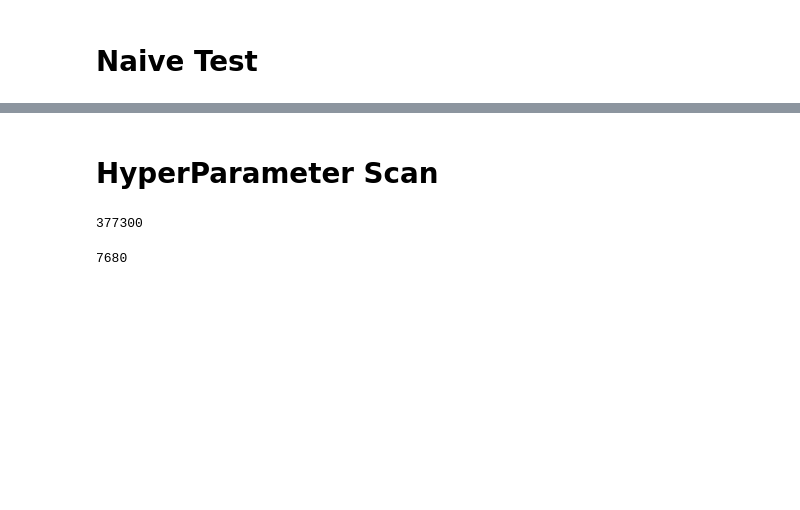
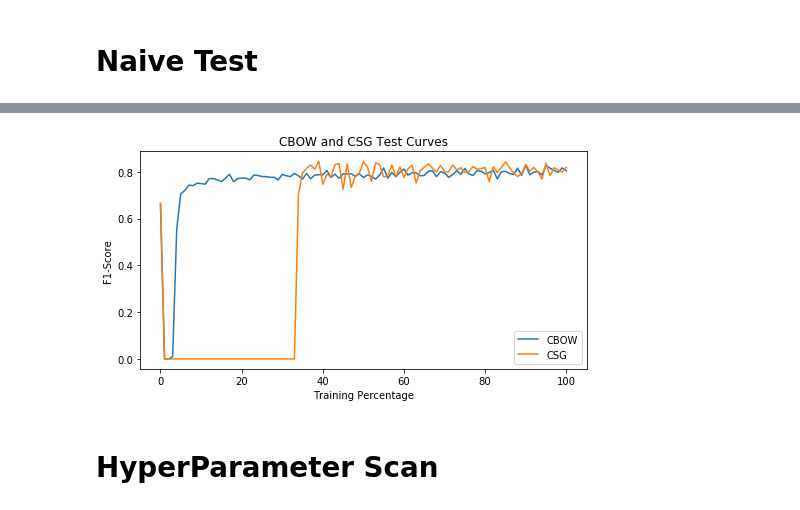
Before and after one commit to goto1991/L2B2-medication-extraction, a Jupyter notebook: Model 1 (Naive).ipynb, the cells around one changed output, grey strips where cells are left out. Cells and saved outputs as stored; diff of their text form; code cells hidden in the pictures; blank space fills up the shorter version.

```diff
--- a/Model 1 (Naive).ipynb
+++ b/Model 1 (Naive).ipynb
@@ -323,39 +241,35 @@ Test F1-Score: 0.7677
+# %%
+from matplotlib import pyplot as plt
+
+points = np.array(range(101))
+
+fig = plt.figure(figsize=(8, 4))
+plt.subplots_adjust(hspace=0.4)
+plt.plot(points, cbowtest, label="CBOW")
+plt.plot(points, csgtest, label="CSG")
+plt.xlabel("Training Percentage")
+plt.ylabel("F1-Score")
+plt.title('CBOW and CSG Test Curves')
+plt.legend()
+plt.show()
+# %% [output]
+[figure, added]
 # %% [markdown]
 # HyperParameter Scan
-# %%
-emb_model = {'CBOW': 0, 'CSG': 1}
-NN_num = 10
-emb_sizes = [16, 32, 64, 128, 256, 512, 1024]
-layers = [[16], [32], [64], [128], [256], [512], [1024]]
-layer_num = [1, 2, 3]
-dropouts = [0.1, 0.2, 0.3, 0.4, 0.5, 0.5, 0.6, 0.7, 0.8, 0.9, 1.0]
-learn_rates = [0.0001, 0.001, 0.01, 0.1, 1]
-epoch_nums = [2, 4, 8, 16, 32, 64, 128]
-
-model_num = len(emb_model) * NN_num * len(emb_sizes) * len(layers) * len(dropouts) * \
-            len(learn_rates) * len(epoch_nums)
-target = target_dict['medications']
-
-print(model_num)
-# %% [output]
-377300
 # %%
-#emb_model = {'CBOW': 0, 'CSG': 1}
+emb_model = {'CBOW': 0, 'CSG': 1}
+layers = [100]
+layer_num = [1, 2]
+activ = ['sigmoid', 'relu', 'tanh']
+dropouts = [1, 0.8, 0.6]
+learn_rates = [0.001, 0.01]
+epoch_nums = [50]
 NN_num = 5
-#emb_sizes = [64, 128, 256, 512]
-layers = [[64], [128], [256], [512]]
-layer_num = [1, 2, 3]
-dropouts = [0.1, 0.3, 0.5, 0.7]
-learn_rates = [0.001, 0.01, 0.1]
-epoch_nums = [4, 16, 64, 128]
 
-#model_num = len(emb_model) * NN_num * len(emb_sizes) * len(layers) * len(dropouts) * \
-            len(learn_rates) * len(epoch_nums)
+target_names = ['medications', 'dosages', 'modes']
+targets = [target_dict[t_name] for t_name in target_names]
 
-model_num = NN_num * len(layers) * len(dropouts) * len(learn_rates) * len(epoch_nums)
+model_num = len(emb_model) * len(layers) * len(layer_num) * len(activ) * len(dropouts) * len(learn_rates) * len(epoch_nums) * NN_num * len(targets)
 
-target = target_dict['medications']
 
 print(model_num)
-# %% [output]
-7680
```
Also changed, not shown: parts of 19 cells of this notebook, 10 other files.
